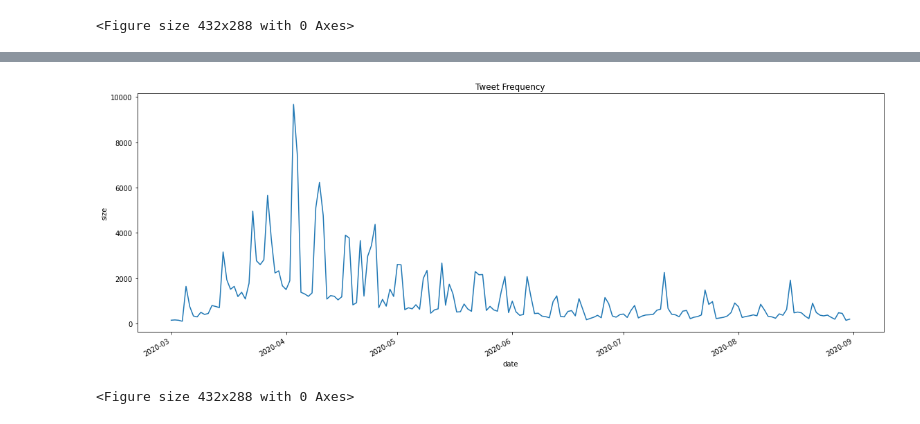
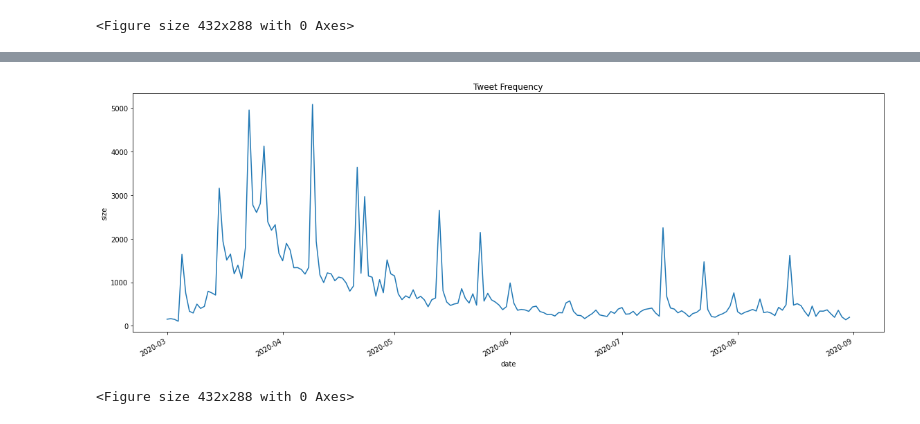
Before and after one commit to tomashege/research_project, a Jupyter notebook: Tomas/notebooks/tweet_analysis.ipynb, the cells around one changed output, grey strips where cells are left out. Drawn from its saved outputs; the diff is of its cells as text; code cells hidden in the pictures.

```diff
--- a/Tomas/notebooks/tweet_analysis.ipynb
+++ b/Tomas/notebooks/tweet_analysis.ipynb
@@ -27,7 +27,7 @@ import datetime
 import matplotlib.dates as mdates
 # %%
 # input tweets from pickle file (They have been cleaned allready)
-tweets = pd.read_pickle("/Users/tomashegewisch/Desktop/all_6_months.pkl")
+tweets = pd.read_pickle("/Users/tomashegewisch/Desktop/all_6_months_2.pkl")
 d1 = "2020-03-01"
 d2 = "2020-08-31"
 def get_date_range_for_tweet(date):
@@ -266,15 +379,15 @@ drill_down_date_topic("covid", '2020-04-09', '2020-04-22')
 # %%
 #Frequency of posting
 post_feq = tweets.groupby('date', as_index=False).size()
-post_feq
+
 plt.figure(figsize=(16, 6))
 sns.lineplot(x='date',
                  y='size',
                  data=post_feq).set_title("Tweet Frequency").get_figure().autofmt_xdate()
 plt.tight_layout()
 plt.show()
 plt.savefig("/Users/tomashegewisch/research_project/Tomas/charts/Frequency/tweet_frequency.png")
 plt.clf()
 # %% [output]
-[figure, old version]
+[figure, new version]
 <Figure size 432x288 with 0 Axes>
```
Also changed, not shown: parts of 11 cells of this notebook, 42 other files.
